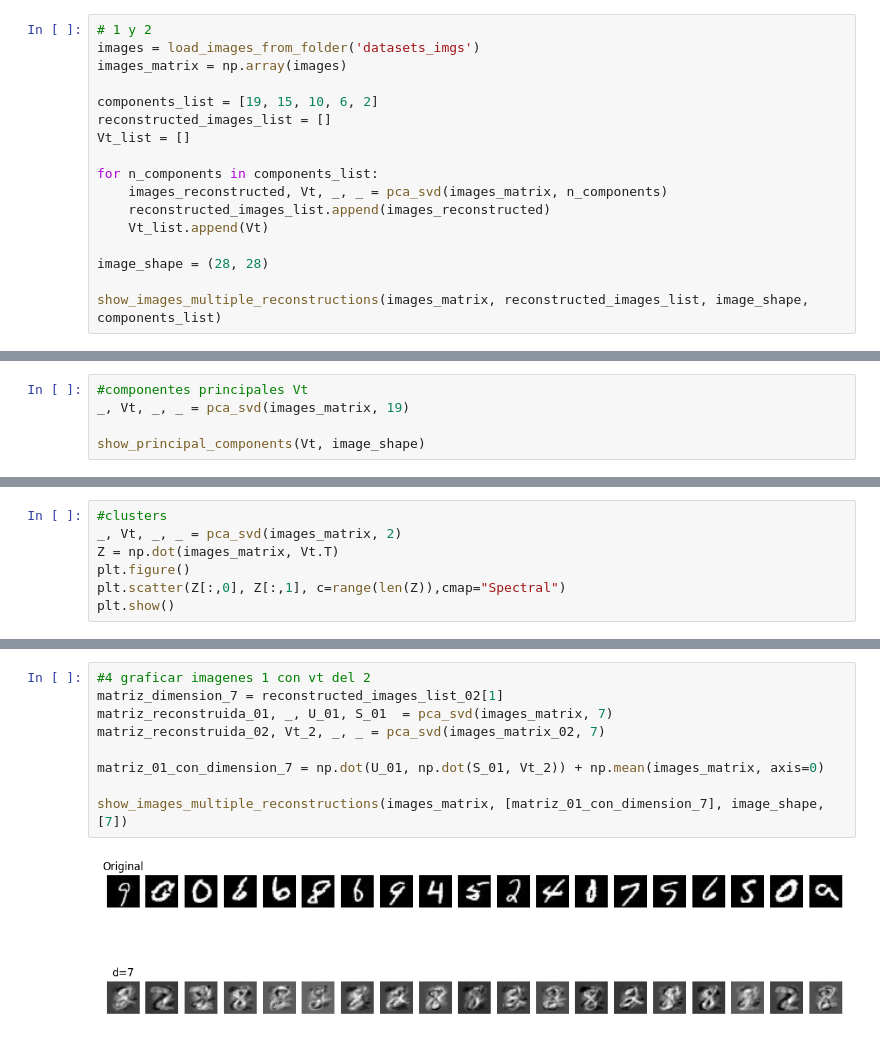
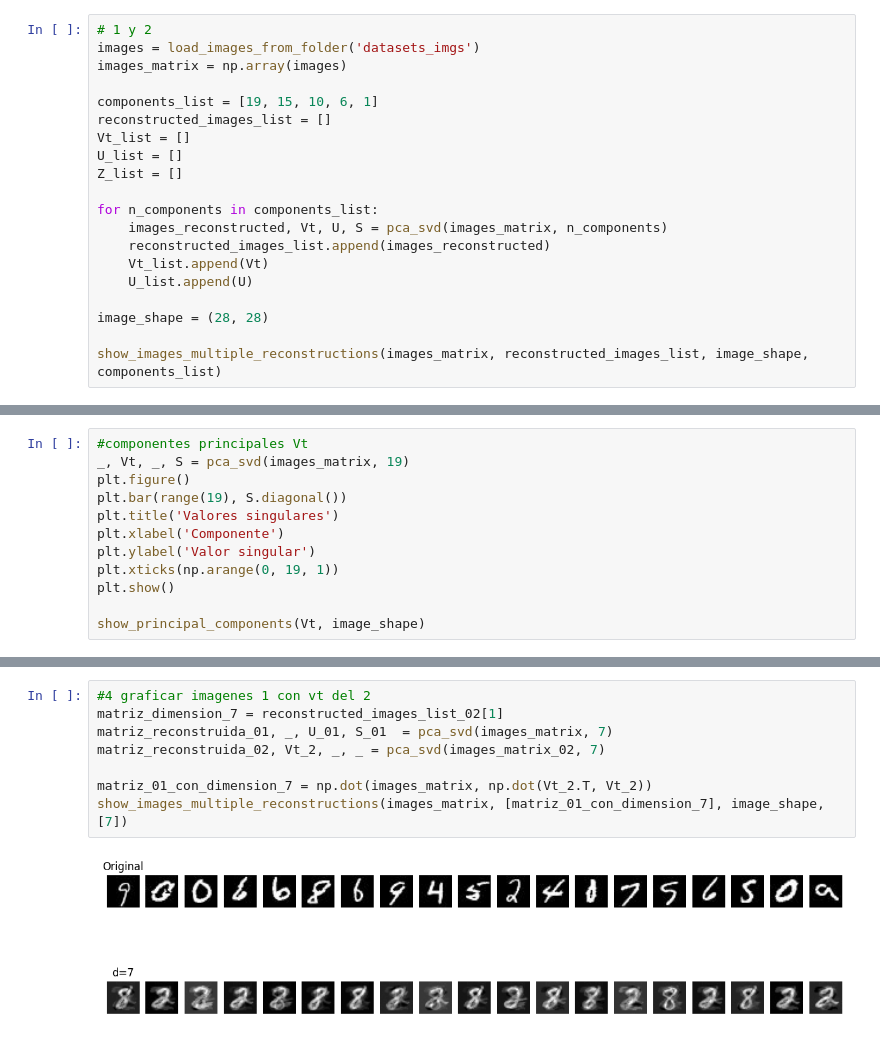
Before and after one commit to lucasU1969/tp_m-todos_2, a Jupyter notebook: punto2.ipynb, the cells around one changed output, grey strips where cells are left out. Saved outputs shown, nothing was run; the diff lists cells and outputs as text.

```diff
--- a/punto2.ipynb
+++ b/punto2.ipynb
@@ -103,14 +88,17 @@ def show_principal_components(Vt, image_shape):
 images = load_images_from_folder('datasets_imgs')
 images_matrix = np.array(images)
 
-components_list = [19, 15, 10, 6, 2]
+components_list = [19, 15, 10, 6, 1]
 reconstructed_images_list = []
 Vt_list = []
+U_list = []
+Z_list = []
 
 for n_components in components_list:
-    images_reconstructed, Vt, _, _ = pca_svd(images_matrix, n_components)
+    images_reconstructed, Vt, U, S = pca_svd(images_matrix, n_components)
     reconstructed_images_list.append(images_reconstructed)
     Vt_list.append(Vt)
+    U_list.append(U)
 
 image_shape = (28, 28)
 
@@ -120,6 +108,13 @@ show_images_multiple_reconstructions(images_matrix, reconstructed_images_list, i
 # %%
 #componentes principales Vt
-_, Vt, _, _ = pca_svd(images_matrix, 19)
+_, Vt, _, S = pca_svd(images_matrix, 19)
+plt.figure()
+plt.bar(range(19), S.diagonal())
+plt.title('Valores singulares')
+plt.xlabel('Componente')
+plt.ylabel('Valor singular')
+plt.xticks(np.arange(0, 19, 1))
+plt.show()
 
 show_principal_components(Vt, image_shape)
 # %% [output]
@@ -162,7 +139,0 @@ plt.show()
-# %%
-#clusters
-_, Vt, _, _ = pca_svd(images_matrix, 2)
-Z = np.dot(images_matrix, Vt.T)
-plt.figure()
-plt.scatter(Z[:,0], Z[:,1], c=range(len(Z)),cmap="Spectral")
-plt.show()
@@ -206,11 +189,10 @@ Dimension: 7, error relativo: 9.946566906495886e-16
 # %%
 #4 graficar imagenes 1 con vt del 2
 matriz_dimension_7 = reconstructed_images_list_02[1]
 matriz_reconstruida_01, _, U_01, S_01  = pca_svd(images_matrix, 7)
 matriz_reconstruida_02, Vt_2, _, _ = pca_svd(images_matrix_02, 7)
 
-matriz_01_con_dimension_7 = np.dot(U_01, np.dot(S_01, Vt_2)) + np.mean(images_matrix, axis=0)
-
+matriz_01_con_dimension_7 = np.dot(images_matrix, np.dot(Vt_2.T, Vt_2))
 show_images_multiple_reconstructions(images_matrix, [matriz_01_con_dimension_7], image_shape, [7])
 # %% [output]
-[figure, old version]
+[figure, new version]
```
Also changed, not shown: parts of 12 cells of this notebook.
